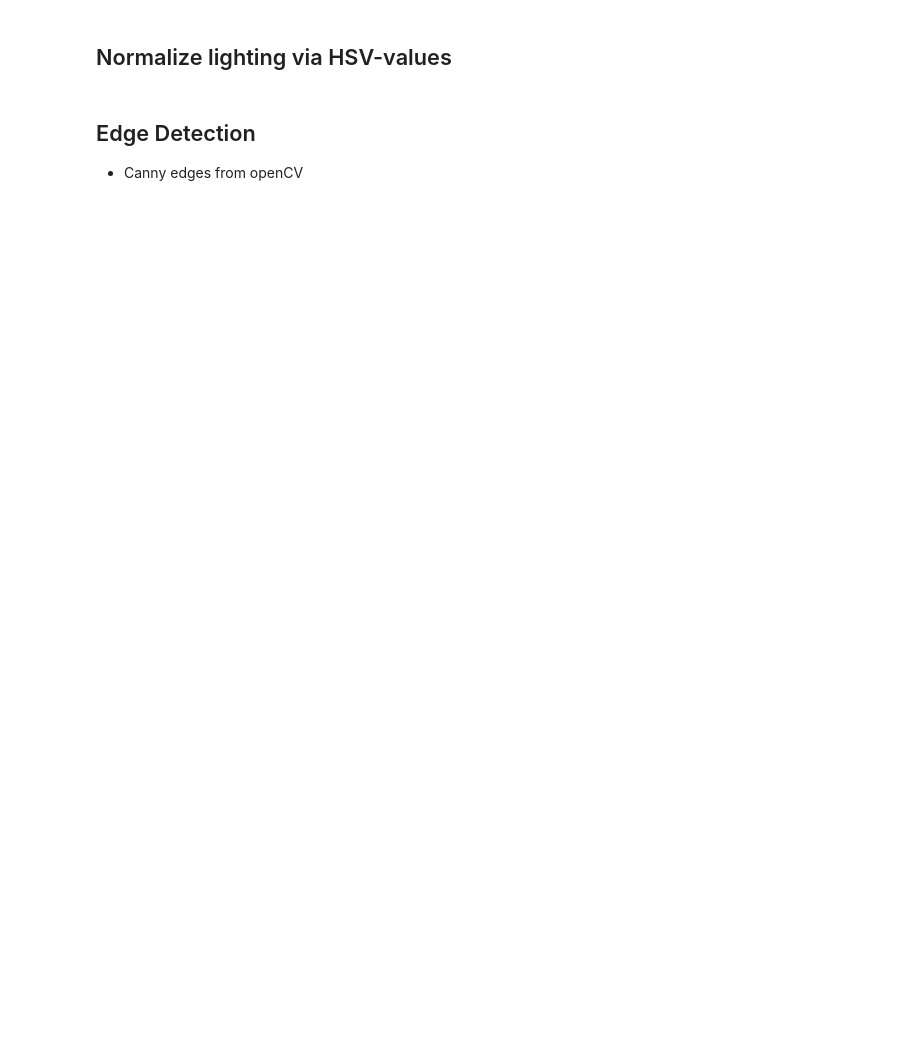
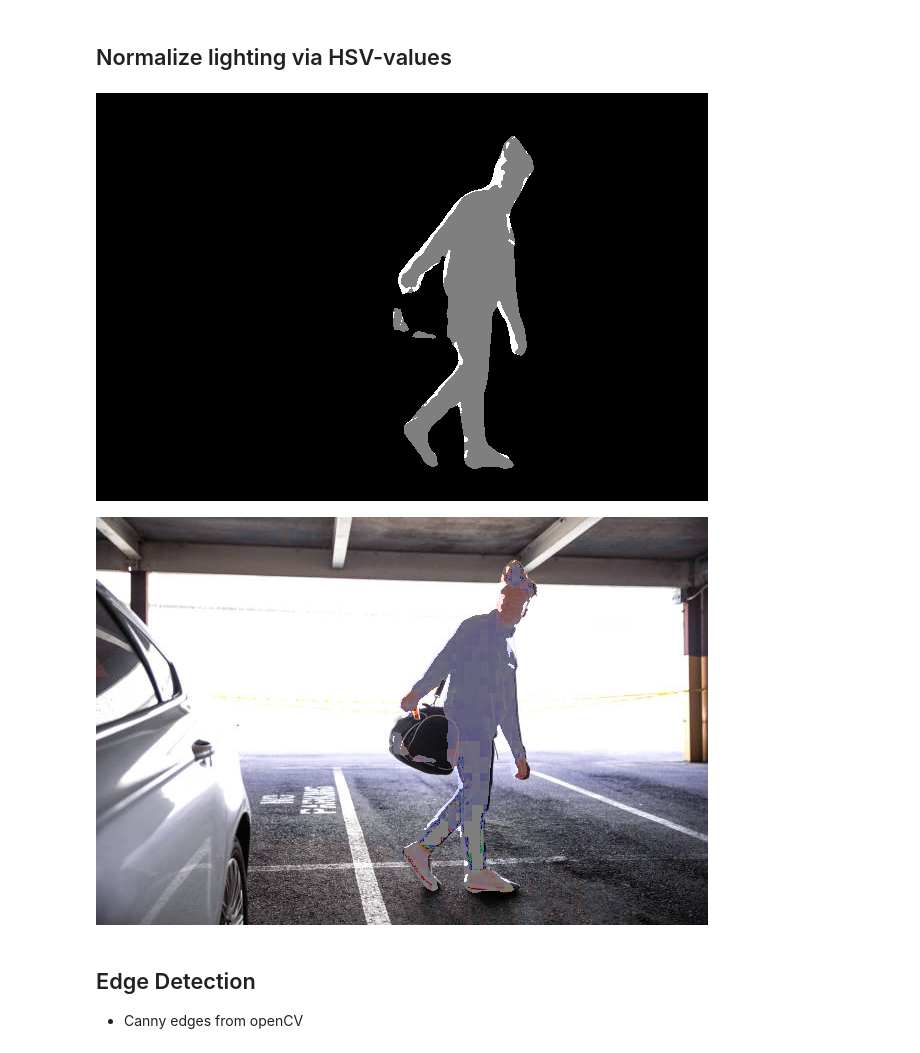
Before and after one commit to Nidaige/ikt452-Computer_Vision, a Jupyter notebook: Project/Project.ipynb, the cells around one changed output. Drawn from its saved outputs; the diff is of its cells as text; code cells hidden in the pictures; blank space fills up the shorter version.

```diff
--- a/Project/Project.ipynb
+++ b/Project/Project.ipynb
@@ -33,5 +35,5 @@ display(input_image)
 # %% [markdown]
 #### Borrowing code from Practical Six for smoothing objects
 # %%
-model = torch.hub.load('pytorch/vision:v0.10.0', 'deeplabv3_resnet50', pretrained=True)
-input_image_blurred = blur_object_pixels(model, input_image, ['person'], sigma=2, show_object_list=False, concat=False, scale=1)
+model = torch.hub.load('pytorch/vision:v0.10.0', 'deeplabv3_resnet101', pretrained=True)
+input_image_blurred = blur_object_pixels(model, input_image, ['person'], sigma=3, show_object_list=False, concat=False, scale=1)
@@ -43,11 +49,14 @@ display(person_mask)
 # %% [markdown]
 ## Normalize lighting via HSV-values
 # %%
-ms = normalize_brightness(input_image_blurred, 7, person_mask)
+ms = normalize_brightness(input_image_blurred, 3, person_mask)
 img = ms["all"]
 display(img)
 masked = apply_mask(input_image, img)
 display(masked)
+# %% [output]
+[figure, added]
+[figure, added]
 # %% [markdown]
 ## Edge Detection
 
```
Also changed, not shown: parts of 4 cells of this notebook.
